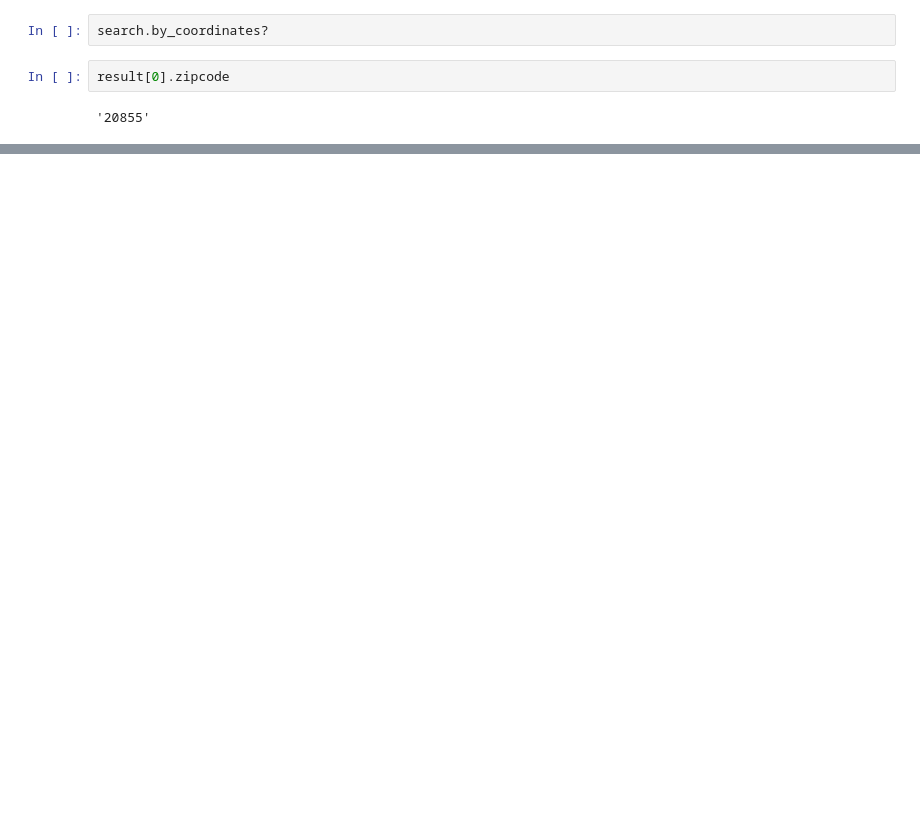
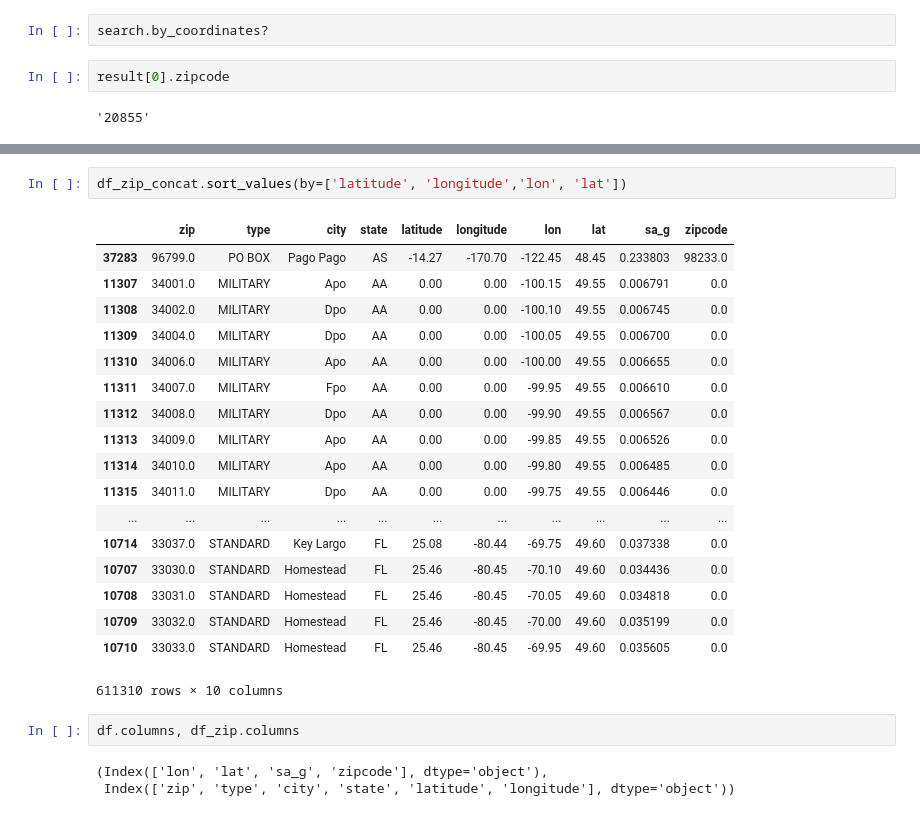
Before and after one commit to labs12-should-i-live-here/DS, a Jupyter notebook: Checking_data_files_earthquake.ipynb, the cells around one changed output, grey strips where cells are left out. Saved outputs shown, nothing was run; the diff lists cells and outputs as text; blank space fills up the shorter version.

```diff
--- a/Checking_data_files_earthquake.ipynb
+++ b/Checking_data_files_earthquake.ipynb
@@ -218,0 +302,26 @@ result[0].zipcode
+# %%
+df_zip_concat.sort_values(by=['latitude', 'longitude','lon', 'lat'])
+# %% [output]
+|  | zip | type | city | state | latitude | longitude | lon | lat | sa_g | zipcode |
+| 37283 | 96799.0 | PO BOX | Pago Pago | AS | -14.27 | -170.70 | -122.45 | 48.45 | 0.233803 | 98233.0 |
+| 11307 | 34001.0 | MILITARY | Apo | AA | 0.00 | 0.00 | -100.15 | 49.55 | 0.006791 | 0.0 |
+| 11308 | 34002.0 | MILITARY | Dpo | AA | 0.00 | 0.00 | -100.10 | 49.55 | 0.006745 | 0.0 |
+| 11309 | 34004.0 | MILITARY | Dpo | AA | 0.00 | 0.00 | -100.05 | 49.55 | 0.006700 | 0.0 |
+| 11310 | 34006.0 | MILITARY | Apo | AA | 0.00 | 0.00 | -100.00 | 49.55 | 0.006655 | 0.0 |
+| 11311 | 34007.0 | MILITARY | Fpo | AA | 0.00 | 0.00 | -99.95 | 49.55 | 0.006610 | 0.0 |
+| 11312 | 34008.0 | MILITARY | Dpo | AA | 0.00 | 0.00 | -99.90 | 49.55 | 0.006567 | 0.0 |
+| 11313 | 34009.0 | MILITARY | Apo | AA | 0.00 | 0.00 | -99.85 | 49.55 | 0.006526 | 0.0 |
+| 11314 | 34010.0 | MILITARY | Apo | AA | 0.00 | 0.00 | -99.80 | 49.55 | 0.006485 | 0.0 |
+| 11315 | 34011.0 | MILITARY | Dpo | AA | 0.00 | 0.00 | -99.75 | 49.55 | 0.006446 | 0.0 |
+| ... | ... | ... | ... | ... | ... | ... | ... | ... | ... | ... |
+| 10714 | 33037.0 | STANDARD | Key Largo | FL | 25.08 | -80.44 | -69.75 | 49.60 | 0.037338 | 0.0 |
+| 10707 | 33030.0 | STANDARD | Homestead | FL | 25.46 | -80.45 | -70.10 | 49.60 | 0.034436 | 0.0 |
+| 10708 | 33031.0 | STANDARD | Homestead | FL | 25.46 | -80.45 | -70.05 | 49.60 | 0.034818 | 0.0 |
+| 10709 | 33032.0 | STANDARD | Homestead | FL | 25.46 | -80.45 | -70.00 | 49.60 | 0.035199 | 0.0 |
+| 10710 | 33033.0 | STANDARD | Homestead | FL | 25.46 | -80.45 | -69.95 | 49.60 | 0.035605 | 0.0 |
+611310 rows × 10 columns
+# %%
+df.columns, df_zip.columns
+# %% [output]
+(Index(['lon', 'lat', 'sa_g', 'zipcode'], dtype='object'),
+ Index(['zip', 'type', 'city', 'state', 'latitude', 'longitude'], dtype='object'))
```
Also changed, not shown: parts of 44 cells of this notebook.
